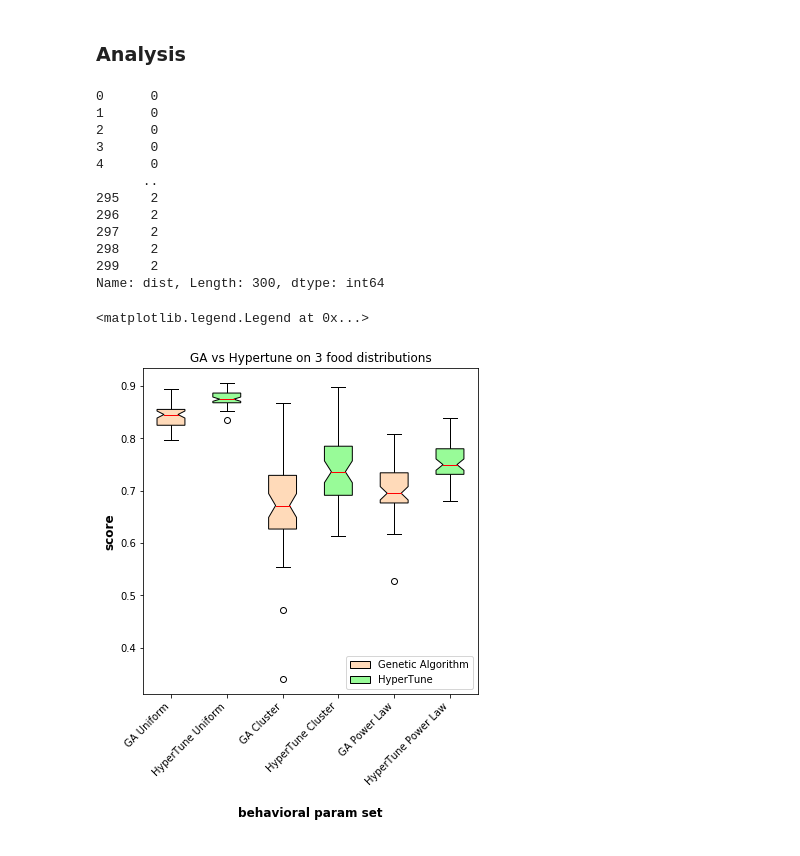
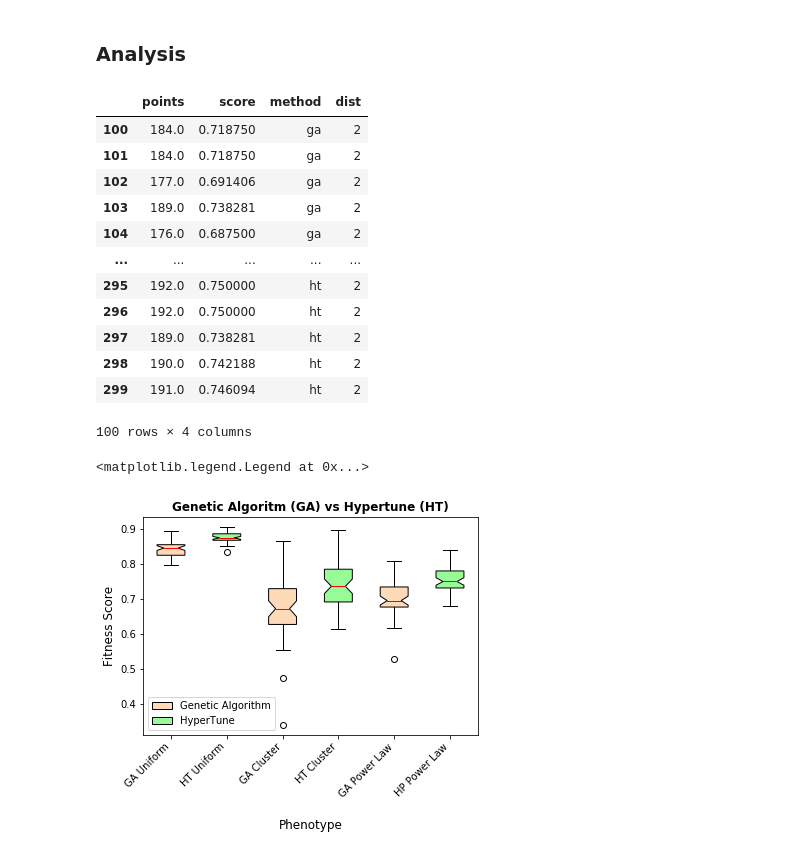
Before and after one commit to dgbau/argos-hypertune-analysis, a Jupyter notebook: notebooks/final/CPFA_Hypertune_Analysis.ipynb, the cells around one changed output. Cells and saved outputs as stored; diff of their text form; code cells hidden in the pictures.

```diff
--- a/notebooks/final/CPFA_Hypertune_Analysis.ipynb
+++ b/notebooks/final/CPFA_Hypertune_Analysis.ipynb
@@ -90,18 +92,20 @@ df = pd.read_csv('../../data/parsed/docker_output_all.csv', skipinitialspace=Tru
-# %%
-df['dist']
-# %% [output]
-0      0
-1      0
-2      0
-3      0
-4      0
-      ..
-295    2
-296    2
-297    2
-298    2
-299    2
-Name: dist, Length: 300, dtype: int64
+# %%
+df[df['dist'] == 2]
+with open('dist2.json', 'w') as f:
+# %% [output]
+|  | points | score | method | dist |
+| 100 | 184.0 | 0.718750 | ga | 2 |
+| 101 | 184.0 | 0.718750 | ga | 2 |
+| 102 | 177.0 | 0.691406 | ga | 2 |
+| 103 | 189.0 | 0.738281 | ga | 2 |
+| 104 | 176.0 | 0.687500 | ga | 2 |
+| ... | ... | ... | ... | ... |
+| 295 | 192.0 | 0.750000 | ht | 2 |
+| 296 | 192.0 | 0.750000 | ht | 2 |
+| 297 | 189.0 | 0.738281 | ht | 2 |
+| 298 | 190.0 | 0.742188 | ht | 2 |
+| 299 | 191.0 | 0.746094 | ht | 2 |
+100 rows × 4 columns
 # %%
 trial_ga_d0 = df[(df['method'] == 'ga') & (df['dist'] == 0)]['score']
 trial_ga_d1 = df[(df['method'] == 'ga') & (df['dist'] == 1)]['score']
@@ -111,27 +115,27 @@ trial_ht_d0 = df[(df['method'] == 'ht') & (df['dist'] == 0)]['score']
 trial_ht_d1 = df[(df['method'] == 'ht') & (df['dist'] == 1)]['score']
 trial_ht_d2 = df[(df['method'] == 'ht') & (df['dist'] == 2)]['score']
 # %%
-fig1, ax1 = plt.subplots(nrows=1, ncols=1, figsize=(6, 6))
+fig1, ax1 = plt.subplots(nrows=1, ncols=1, figsize=(6, 4))
 # fig, axes = plt.subplots(nrows=1, ncols=2, figsize=(9, 4))
 meanlineprops = dict(linewidth=1, color='red')
 box_colors = ['darkkhaki', 'royalblue']
-ax1.set_title('GA vs Hypertune on 3 food distributions')
-plt.xlabel('behavioral param set', fontweight='bold', fontsize=12, labelpad=20,)
-plt.ylabel('score', fontweight='bold', fontsize=12)
+ax1.set_title('Genetic Algoritm (GA) vs Hypertune (HT)', fontweight='bold',)
+plt.xlabel('Phenotype',  fontsize=12, labelpad=20,)
+plt.ylabel('Fitness Score', fontsize=12)
 boxplots = ax1.boxplot([trial_ga_d0, trial_ht_d0, trial_ga_d1, trial_ht_d1, trial_ga_d2, trial_ht_d2],
                        patch_artist=True, notch=True, medianprops=meanlineprops)
-ax1.set_xticklabels(np.repeat(["GA Uniform", "HyperTune Uniform", "GA Cluster", "HyperTune Cluster", "GA Power Law", "HyperTune Power Law"], 1),rotation=45, fontsize=10, ha="right")
+ax1.set_xticklabels(np.repeat(["GA Uniform", "HT Uniform", "GA Cluster", "HT Cluster", "GA Power Law", "HP Power Law"], 1),rotation=45, fontsize=10, ha="right")
 
 colors = ['peachpuff', 'palegreen']
 
 
 
 # for patch, color in zip(axes['boxes'], colors):
 for index, patch in enumerate(boxplots['boxes']):
     patch.set_label('hi')
     patch.set_facecolor(colors[index % 2])
 
-ax1.legend([boxplots["boxes"][0], boxplots["boxes"][1]], ['Genetic Algorithm', 'HyperTune'], loc='lower right')
+ax1.legend([boxplots["boxes"][0], boxplots["boxes"][1]], ['Genetic Algorithm', 'HyperTune'], loc='lower left')
 # %% [output]
 <matplotlib.legend.Legend at 0x...>
-[figure, old version]
+[figure, new version]
```
Also changed, not shown: parts of 1 cell of this notebook, 1 other file.
